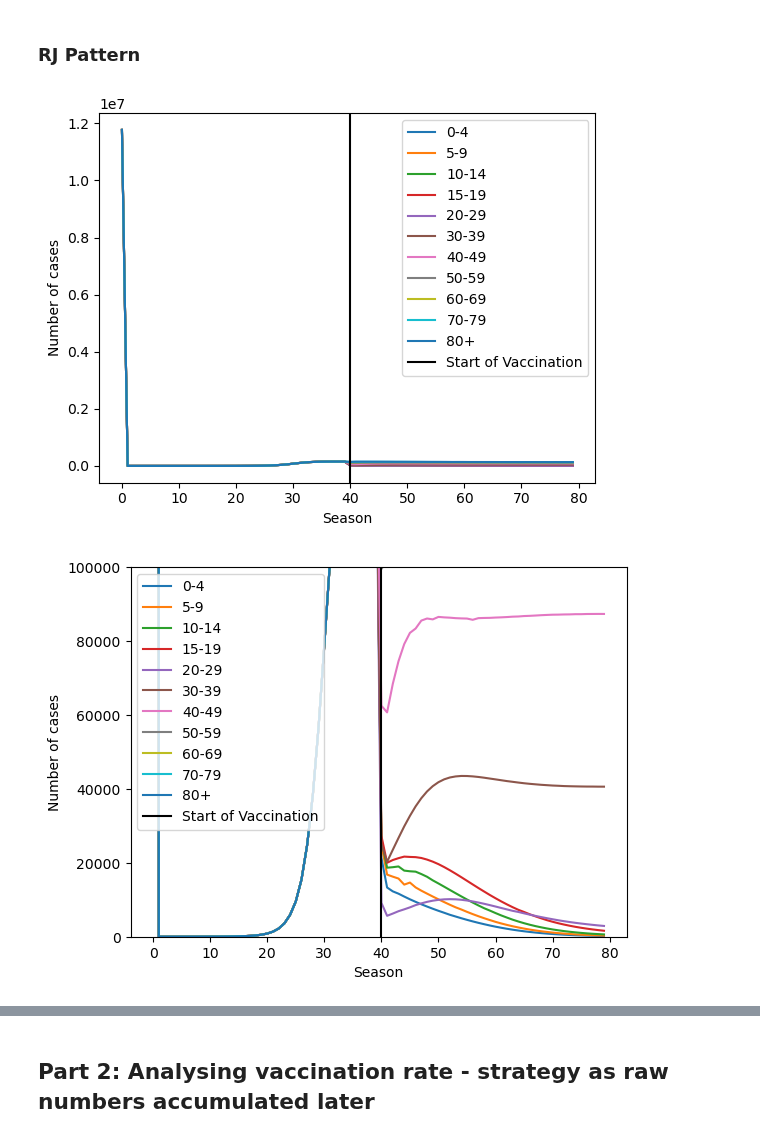
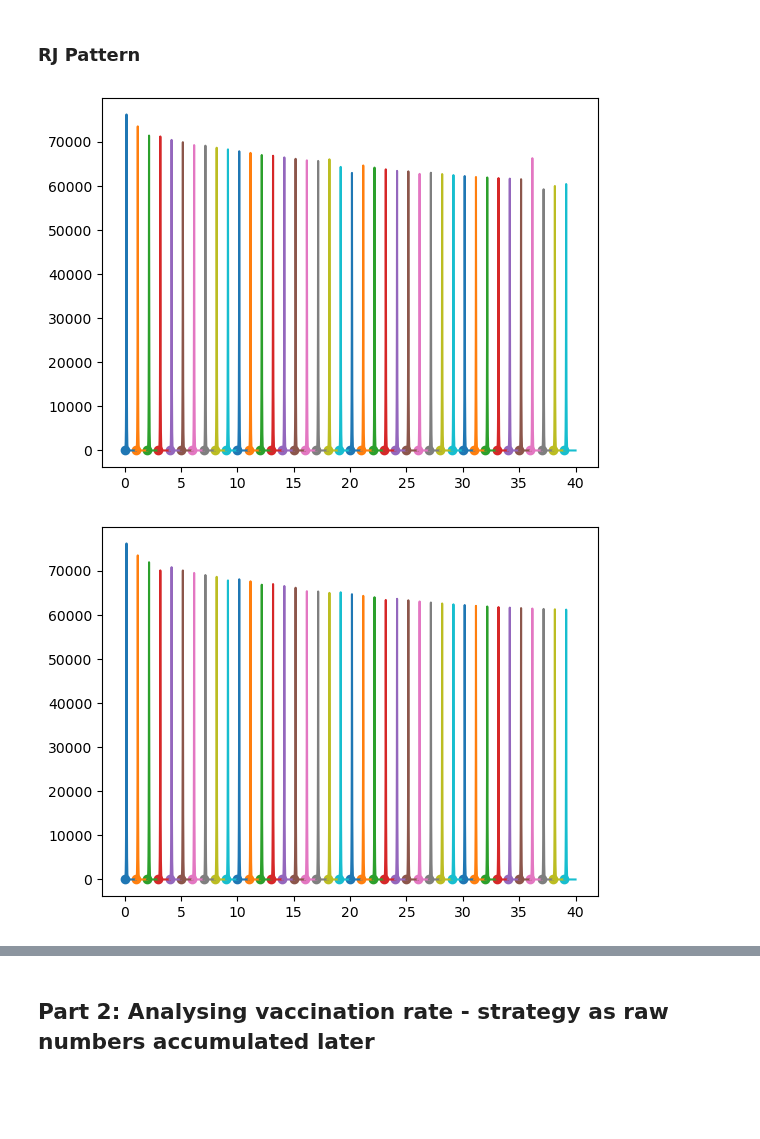
Before and after one commit to denisecammarota/vaccine-dengue-BR, a Jupyter notebook: Vaccine_Detailed_Model.ipynb, the cells around one changed output, grey strips where cells are left out. Cells and saved outputs as stored; diff of their text form; code cells hidden in the pictures; blank space fills up the shorter version.

```diff
--- a/Vaccine_Detailed_Model.ipynb
+++ b/Vaccine_Detailed_Model.ipynb
@@ -60,9 +60,9 @@ def n_groups_seasonal_model_vaccine(y, t, N, pop, nu, beta_0,beta_aug,t_start,t_
     C = np.append(0,C)
     l_vec_2 = np.append(0,l_vec)
     l_vec_2 = l_vec_2[:-1]
-    dSdt = -beta*S[1:-1]*IT - mu_vec*S[1:-1] - l_vec*S[1:-1] + l_vec_2*S[:-2] - r_vec*S[1:-1]
+    dSdt = -beta*S[1:-1]*IT - mu_vec*S[1:-1] - l_vec*S[1:-1] + l_vec_2*S[:-2]
     dIdt =  beta*S[1:-1]*IT - gamma*I[1:-1] - mu_vec*I[1:-1] - l_vec*I[1:-1] + l_vec_2*I[:-2]
-    dRdt =  gamma*I[1:-1] - mu_vec*R[1:-1] - l_vec*R[1:-1] + l_vec_2*R[:-2] + r_vec*S[1:-1]
+    dRdt =  gamma*I[1:-1] - mu_vec*R[1:-1] - l_vec*R[1:-1] + l_vec_2*R[:-2]
     dSdt[0] = dSdt[0] + nu
     dCdt = beta*S[1:-1]*IT
     return np.array([dSdt, dIdt, dRdt,dCdt]).flatten()
@@ -168,7 +168,7 @@ for i in range(N):
 
     # before intervention
     #print('before intervention')
-    r0_vec = np.zeros(11)
+    r0_vec = np.zeros(N)
     y0 = define_initial_condition()
     for season in np.arange(seasons):
         ret = odeint(n_groups_seasonal_model_vaccine, y0, t_season_single, args=(N, pop, nu, beta_0,beta_aug,t_start,t_season,t_year, gamma, mu_vec, l_vec, np.zeros(N)))
@@ -187,11 +187,13 @@ for i in range(N):
     # after intervention
     #print('after intervention')
     r0_vec = np.zeros(11)
-    r0_vec[i] = 0.1
+    r0_vec[i] = (10000)
     for season in np.arange(seasons):
         ret = odeint(n_groups_seasonal_model_vaccine, y0, t_season_single, args=(N, pop, nu, beta_0,beta_aug,t_start,t_season,t_year, gamma, mu_vec, l_vec, r0_vec))
         y0 = ret[-1,:].copy()
         y0 = modify_initial_condition(y0)
+        y0[:N] = (y0[:N]*pop - r0_vec)/pop
+        y0[2*N:3*N] = (y0[2*N:3*N]*pop + r0_vec)/pop
         inf_total = pop*(ret[1:,33:] - ret[:-1,33:]).sum(axis = 1).sum()
         inf_ano.append(inf_total)
         #plt.plot((t_season_single+season*365)/365,ret[:,N:2*N].sum(axis=1)*pop, label = season)
@@ -211,15 +213,4 @@ plt.legend()
 plt.ylabel('Number of cases')
 plt.xlabel('Season')
 plt.show()
-
-faixas_etarias = ['0-4','5-9','10-14','15-19', '20-29', '30-39', '40-49', '50-59', '60-69', '70-79','80+']
-for i in range(8):
-    plt.plot(inf_str[i], label = str(faixas_etarias[i]))
-plt.axvline(40,label = 'Start of Vaccination', color = 'k')
-plt.legend()
-plt.ylabel('Number of cases')
-plt.xlabel('Season')
-plt.xlim((39,82))
-plt.ylim((0,4000))
-plt.show()
 # %% [output]
@@ -268,40 +259,42 @@ for i in range(N):
     # after intervention
     #print('after intervention')
     r0_vec = np.zeros(11)
-    r0_vec[i] = 0.1
+    r0_vec[i] = 10000
     for season in np.arange(seasons):
         ret = odeint(n_groups_seasonal_model_vaccine, y0, t_season_single, args=(N, pop, nu, beta_0,beta_aug,t_start,t_season,t_year, gamma, mu_vec, l_vec, r0_vec))
         y0 = ret[-1,:].copy()
         y0 = modify_initial_condition(y0)
+        y0[:N] = (y0[:N]*pop - r0_vec)/pop
+        y0[2*N:3*N] = (y0[2*N:3*N]*pop + r0_vec)/pop
         inf_total = pop*(ret[1:,33:] - ret[:-1,33:]).sum(axis = 1).sum()
         inf_ano.append(inf_total)
-        #plt.plot((t_season_single+season*365)/365,ret[:,N:2*N].sum(axis=1)*pop, label = season)
-        #plt.scatter((season*365)/365,y0[N:2*N].sum())
+        plt.plot((t_season_single+season*365)/365,ret[:,N:2*N].sum(axis=1)*pop, label = season)
+        plt.scatter((season*365)/365,y0[N:2*N].sum())
         #if(season == 0):
             #plt.show()
     #plt.legend()
-    #plt.show()
+    plt.show()
 
     inf_str.append(inf_ano)
 
 faixas_etarias = ['0-4','5-9','10-14','15-19', '20-29', '30-39', '40-49', '50-59', '60-69', '70-79','80+']
 for i in range(N):
     plt.plot(inf_str[i], label = str(faixas_etarias[i]))
 plt.axvline(40,label = 'Start of Vaccination', color = 'k')
 plt.legend()
 plt.ylabel('Number of cases')
 plt.xlabel('Season')
 plt.show()
 
 faixas_etarias = ['0-4','5-9','10-14','15-19', '20-29', '30-39', '40-49', '50-59', '60-69', '70-79','80+']
 for i in range(11):
     plt.plot(inf_str[i], label = str(faixas_etarias[i]))
 plt.axvline(40,label = 'Start of Vaccination', color = 'k')
 plt.legend()
 plt.ylabel('Number of cases')
 plt.xlabel('Season')
 plt.ylim((0,100000))
 plt.show()
 # %% [output]
-[figure, old version]
+[figure, new version]
-[figure, old version]
+[figure, new version]
```
Also changed, not shown: parts of 4 cells of this notebook, 2 other files.
